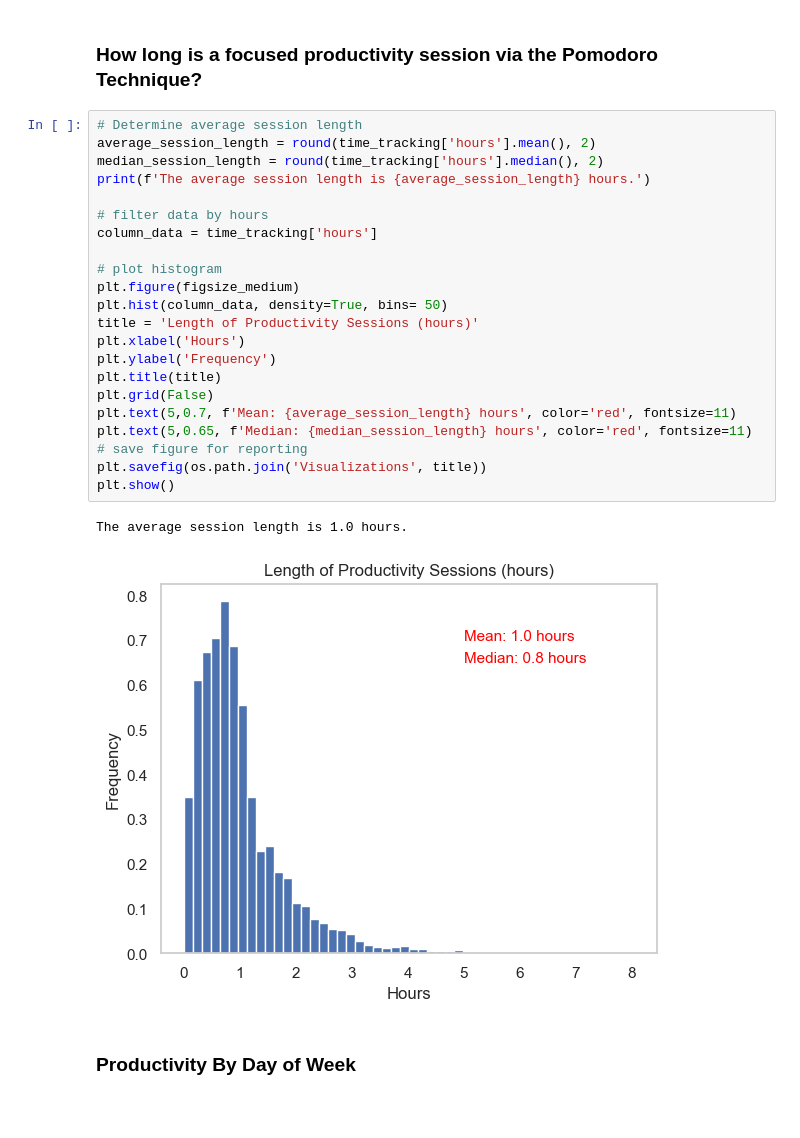
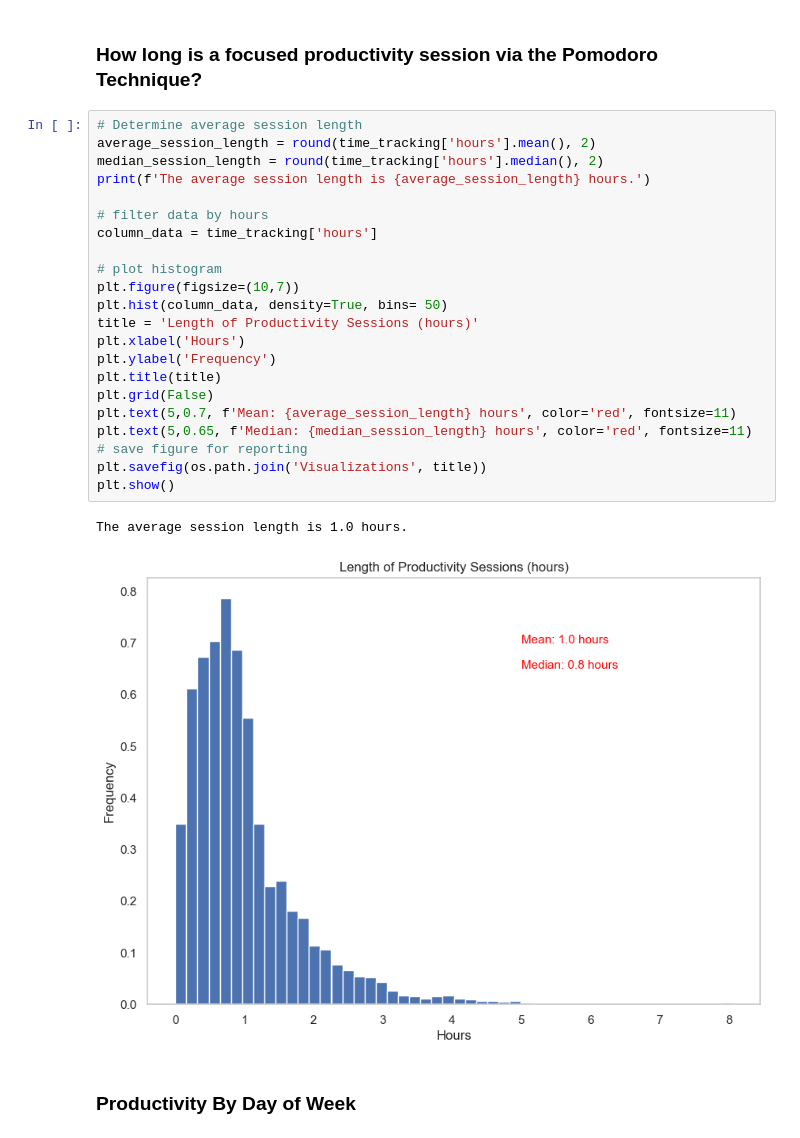
Before and after one commit to awkwardarm/Portfolio-Projects, a Jupyter notebook: Porftolio Project - Time Tracking.ipynb, the cells around one changed output. Saved outputs shown, nothing was run; the diff lists cells and outputs as text; blank space fills up the shorter version.

```diff
--- a/Porftolio Project - Time Tracking.ipynb
+++ b/Porftolio Project - Time Tracking.ipynb
@@ -68,28 +63,28 @@ plt.show()
 # %%
 # Determine average session length
 average_session_length = round(time_tracking['hours'].mean(), 2)
 median_session_length = round(time_tracking['hours'].median(), 2)
 print(f'The average session length is {average_session_length} hours.')
 
 # filter data by hours
 column_data = time_tracking['hours']
 
 # plot histogram
-plt.figure(figsize_medium)
+plt.figure(figsize=(10,7))
 plt.hist(column_data, density=True, bins= 50)
 title = 'Length of Productivity Sessions (hours)'
 plt.xlabel('Hours')
 plt.ylabel('Frequency')
 plt.title(title)
 plt.grid(False)
 plt.text(5,0.7, f'Mean: {average_session_length} hours', color='red', fontsize=11)
 plt.text(5,0.65, f'Median: {median_session_length} hours', color='red', fontsize=11)
 # save figure for reporting
 plt.savefig(os.path.join('Visualizations', title))
 plt.show()
 # %% [output]
 The average session length is 1.0 hours.
-[figure, old version]
+[figure, new version]
 # %% [markdown]
 ### Productivity By Day of Week
 # %%
```
Also changed, not shown: parts of 5 cells of this notebook.
